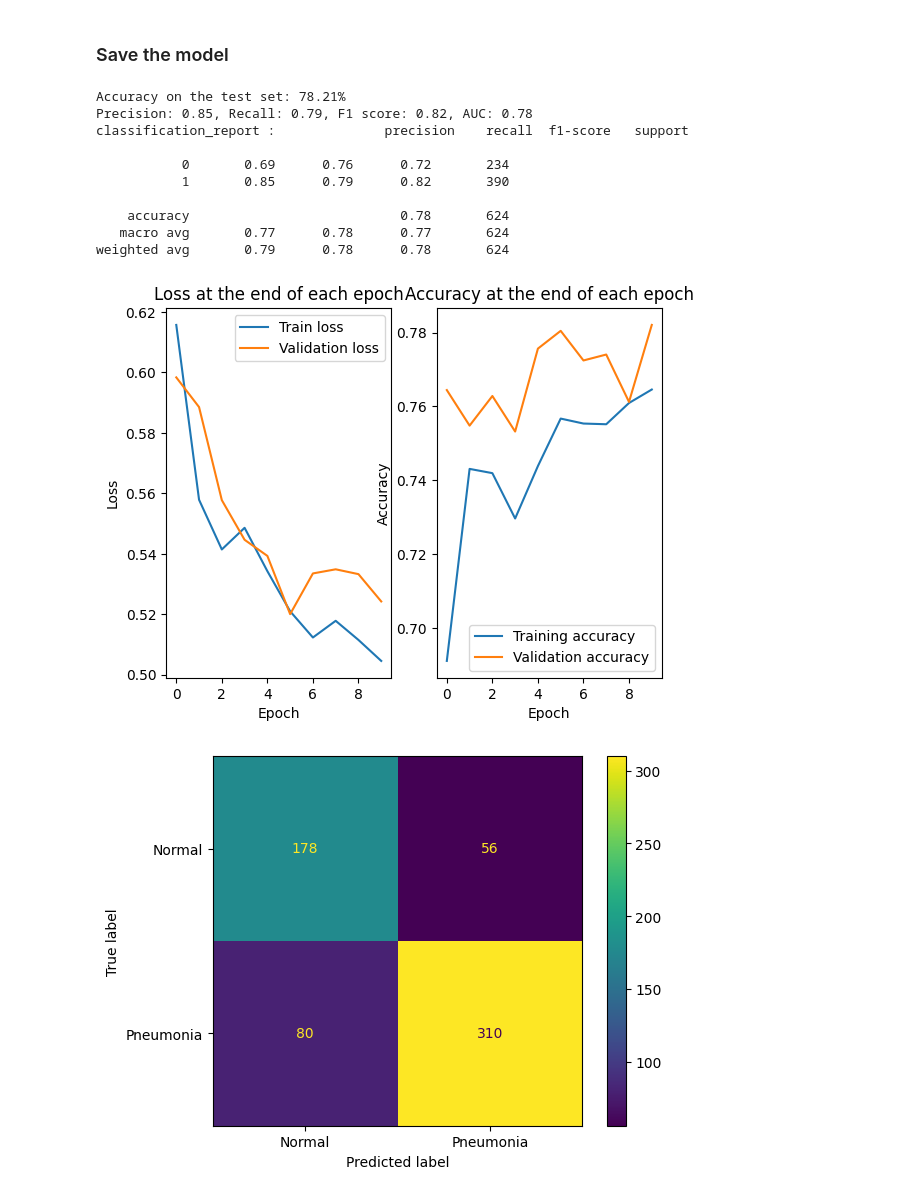
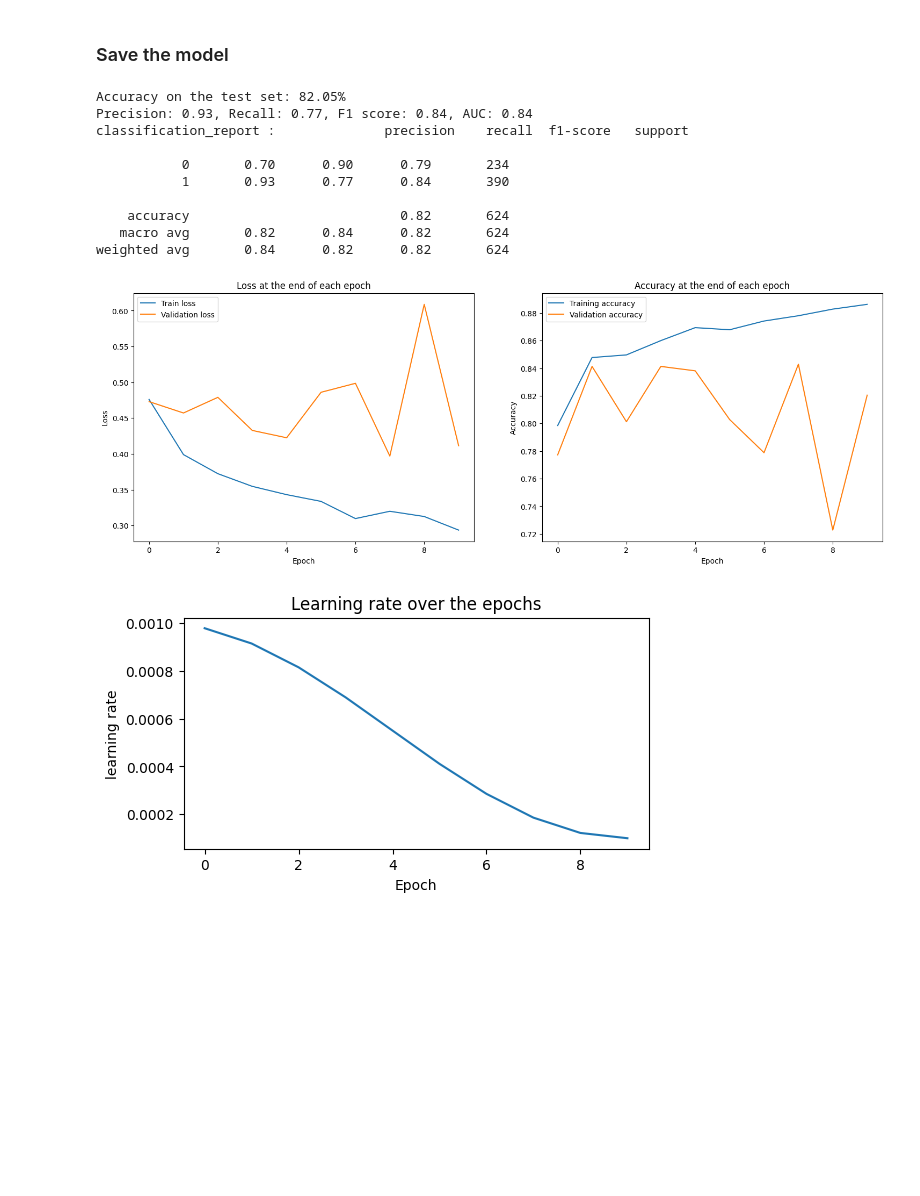
Before and after one commit to skorteland/chest-xray-pneumonia-classification-kaggle, a Jupyter notebook: notebooks/05_simple_CNN_improve.ipynb, the cells around one changed output. Cells and saved outputs as stored; diff of their text form; code cells hidden in the pictures; blank space fills up the shorter version.

```diff
--- a/notebooks/05_simple_CNN_improve.ipynb
+++ b/notebooks/05_simple_CNN_improve.ipynb
@@ -689,6 +717,6 @@ Estimated Total Size (MB): 314.71
 # %% [markdown]
 ### Train model
 # %%
-metrics_history = train_model(model_reduced,balanced_train_dataloader,test_dataloader,optimizer, loss_function,scheduler,device,epochs)
+metrics_history = train_model(model_reduced,balanced_train_dataloader,test_dataloader,optimizer, loss_function,device,epochs,scheduler)
 # %% [output]
  Epoch 1 / 10:
@@ -726,27 +754,27 @@ metrics_history = train_model(model_reduced,balanced_train_dataloader,test_datal
 torch.save(model_reduced,'../models/simplecnn_reduced_10ep.tph')
 # %%
 plot_learningcurve(metrics_history)
-
+plot_learningrate(metrics_history['lrs'])
 eval_metrics = evaluate_model(model_reduced, test_dataloader, loss_function, device="cpu")
 
 
 print(f"Accuracy on the test set: {eval_metrics['accuracy']:.2%}")
 
 print(f"Precision: {eval_metrics['precision']:.2f}, Recall: {eval_metrics['recall']:.2f}, F1 score: {eval_metrics['f1']:.2f}, AUC: {eval_metrics['auc']:.2f}")
 
 print(f'classification_report :{eval_metrics['classification report']}')
 # Calculate the confusion matrix using the true labels and predicision for the complete test set
 plot_confusionmatrix(eval_metrics['confusion matrix'])
 # %% [output]
-Accuracy on the test set: 78.21%
-Precision: 0.85, Recall: 0.79, F1 score: 0.82, AUC: 0.78
+Accuracy on the test set: 82.05%
+Precision: 0.93, Recall: 0.77, F1 score: 0.84, AUC: 0.84
 classification_report :              precision    recall  f1-score   support
 
-           0       0.69      0.76      0.72       234
-           1       0.85      0.79      0.82       390
+           0       0.70      0.90      0.79       234
+           1       0.93      0.77      0.84       390
 
-    accuracy                           0.78       624
-   macro avg       0.77      0.78      0.77       624
-weighted avg       0.79      0.78      0.78       624
+    accuracy                           0.82       624
+   macro avg       0.82      0.84      0.82       624
+weighted avg       0.84      0.82      0.82       624
-[figure, old version]
+[figure, new version]
-[figure, old version]
+[figure, new version]
```
Also changed, not shown: parts of 6 cells of this notebook.
